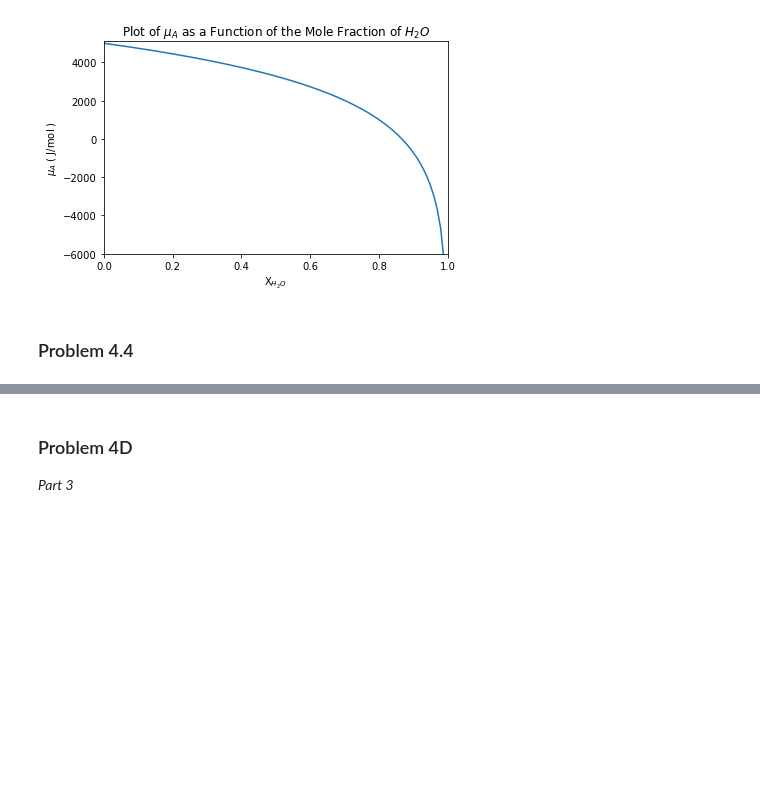
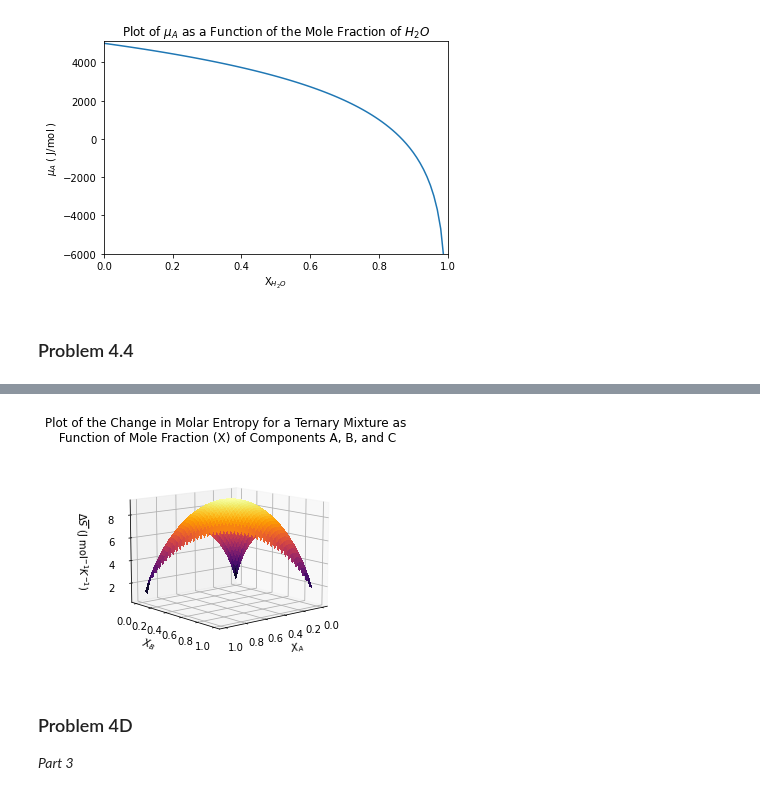
Before and after one commit to benf549/PChem-Problem-Sets, a Jupyter notebook: Problem Set 4/Problem Set 4.ipynb, the cells around one changed output, grey strips where cells are left out. Drawn from its saved outputs; the diff is of its cells as text; code cells hidden in the pictures; blank space fills up the shorter version.

```diff
--- a/Problem Set 4/Problem Set 4.ipynb
+++ b/Problem Set 4/Problem Set 4.ipynb
@@ -237,5 +237,6 @@ ax.set_title("Plot of the Change in Molar Entropy for a Ternary Mixture as\n Fun
 _max = Ent(1/3, 1/3)
 _min = Ent(0.01, 0.01)
 surf = ax.plot_surface(X, Y, Z, cmap=cm.inferno, linewidth=0, antialiased=False, vmin=_min, vmax=_max)
+ax.view_init(11, 50)
 plt.show()
 # %% [output]
@@ -244,3 +243,4 @@ plt.show()
+[figure, added]
 # %% [markdown]
 ### Problem 4D
 *Part 3*
```
Also changed, not shown: parts of 7 cells of this notebook, 7 other files.
